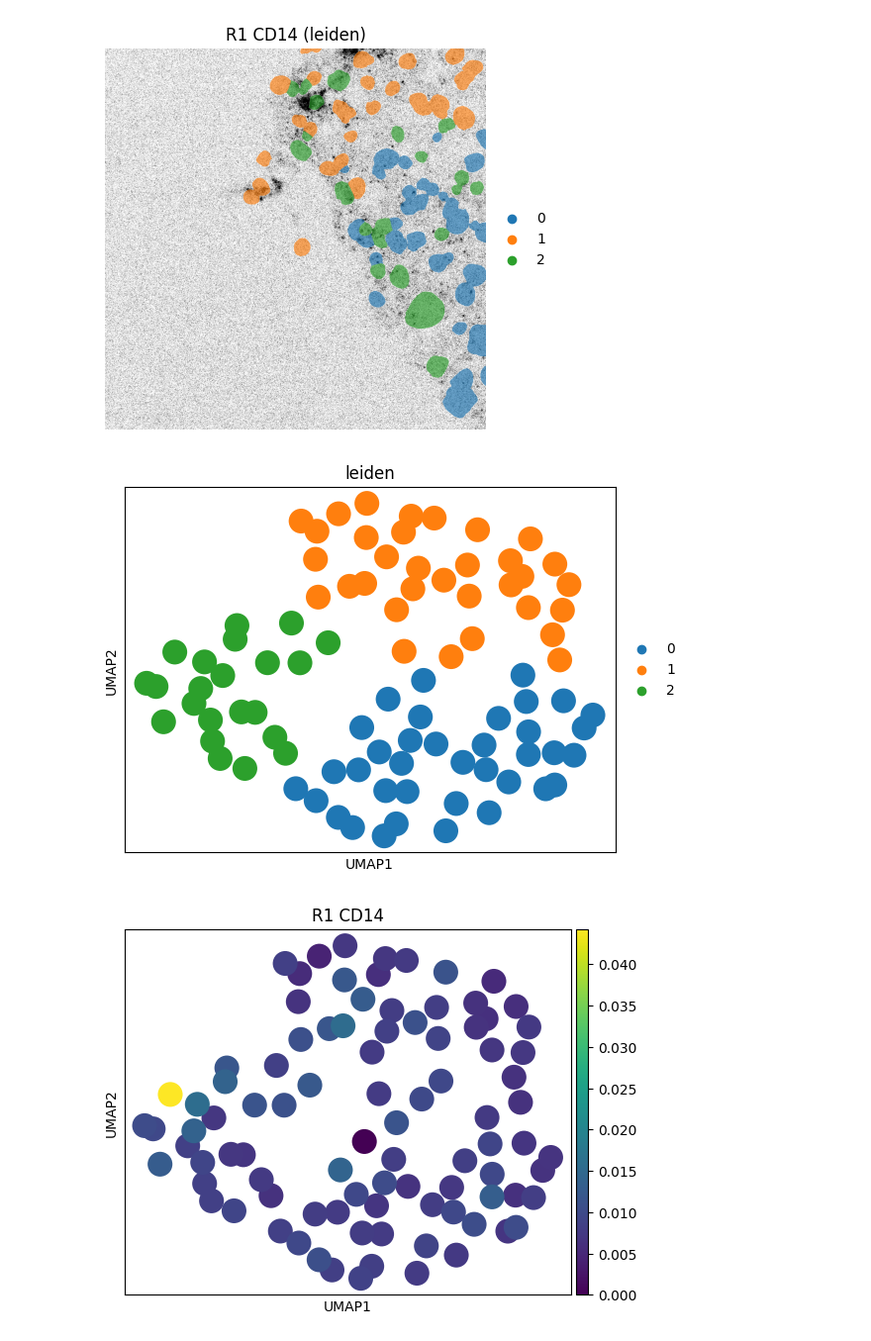
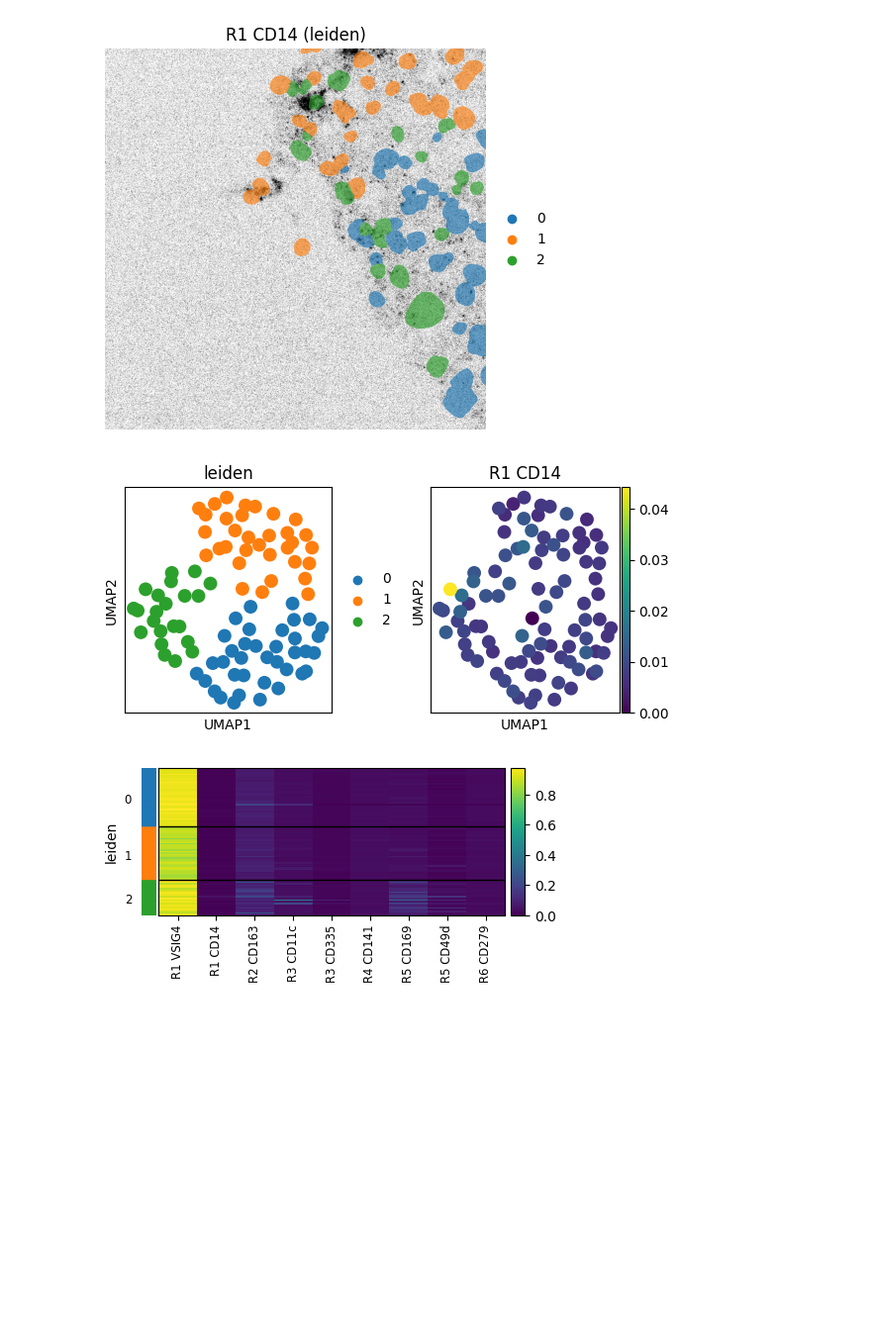
Before and after one commit to saeyslab/harpy, a Jupyter notebook: docs/tutorials/general/Harpy_feature_calculation.ipynb, the cells around one changed output. Shown at 99% size. Drawn from its saved outputs; the diff is of its cells as text; code cells hidden in the pictures; blank space fills up the shorter version.

```diff
--- a/docs/tutorials/general/Harpy_feature_calculation.ipynb
+++ b/docs/tutorials/general/Harpy_feature_calculation.ipynb
@@ -428,17 +417,24 @@ ax.axis("off")
 [figure]
 # %%
 # visualize with scanpy
+import matplotlib.pyplot as plt
 import scanpy as sc
 
-sc.pl.umap(sdata["table_intensities"], color=cluster_key)
-sc.pl.umap(sdata["table_intensities"], color="R1 CD14")
+fig, axes = plt.subplots(1, 2, figsize=(6, 3))
+
+sc.pl.umap(sdata["table_intensities"], color=cluster_key, ax=axes[0], show=False, size=400)
+sc.pl.umap(sdata["table_intensities"], color="R1 CD14", ax=axes[1], show=False, size=400)
+plt.tight_layout()
+plt.show()
+
 sc.pl.heatmap(
     sdata["table_intensities"],
     var_names=sdata["table_intensities"].var_names,
     groupby=cluster_key,
     swap_axes=False,
     norm=None,
+    figsize=(5, 2),
 )
 # %% [output]
-[figure, old version]
+[figure, new version]
-[figure, old version]
+[figure, new version]
```
Also changed, not shown: parts of 19 cells of this notebook, 12 other files.
